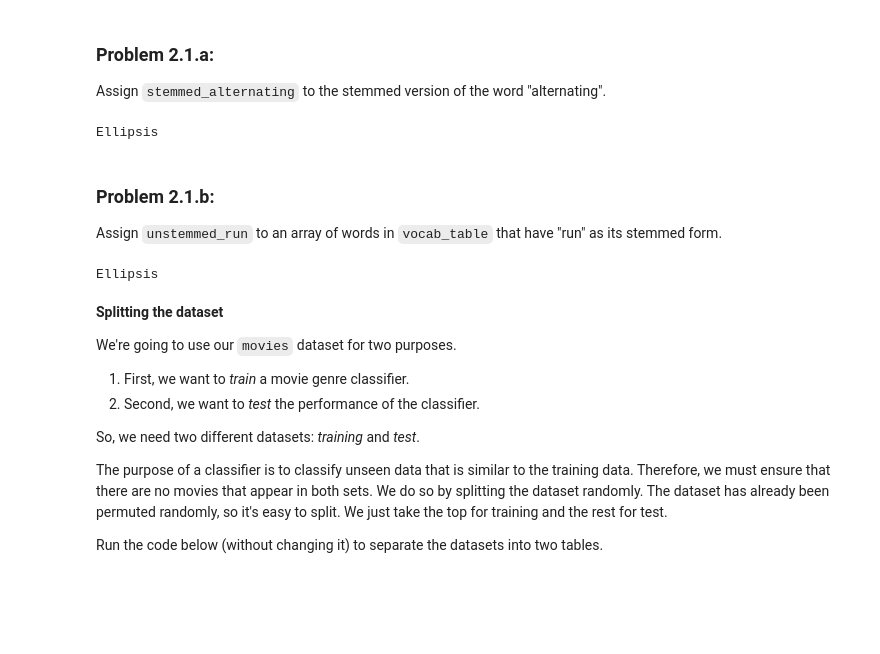
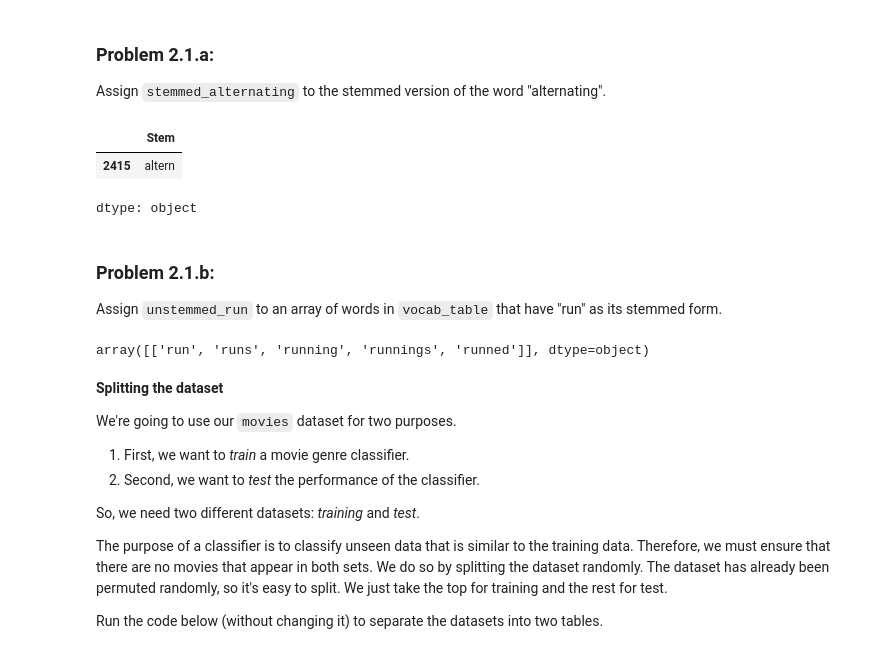
Before and after one commit to shashankd98/Binary_BH, a Jupyter notebook: assignments/assn1/assn1.ipynb, the cells around one changed output. Saved outputs shown, nothing was run; the diff lists cells and outputs as text; code cells hidden in the pictures; blank space fills up the shorter version.

```diff
--- a/assignments/assn1/assn1.ipynb
+++ b/assignments/assn1/assn1.ipynb
@@ -395,10 +395,12 @@ Assign `stemmed_alternating` to the stemmed version of the word "alternating".
 # %%
 # Set stemmed_alternating to the stemmed version of "alternating" (which
 # should be a string).  Use vocab_table.
-stemmed_alternating = ...
+stemmed_alternating = vocab_table["Stem"][vocab_table["Word"]=="alternating"]
 stemmed_alternating
 # %% [output]
+|  | Stem |
+| 2415 | altern |
-Ellipsis
+dtype: object
 # %% [markdown]
 ### Problem 2.1.b:
 
@@ -406,10 +408,10 @@ Assign `unstemmed_run` to an array of words in `vocab_table` that have "run" as
 # %%
 # Set unstemmed_run to the unstemmed versions of "run" (which
 # should be an array of string).
-unstemmed_run = ...
+unstemmed_run = np.array([vocab_table["Word"][vocab_table["Stem"]=="run"]])
 unstemmed_run
 # %% [output]
-Ellipsis
+array([['run', 'runs', 'running', 'runnings', 'runned']], dtype=object)
 # %% [markdown]
 **Splitting the dataset**
 
```
